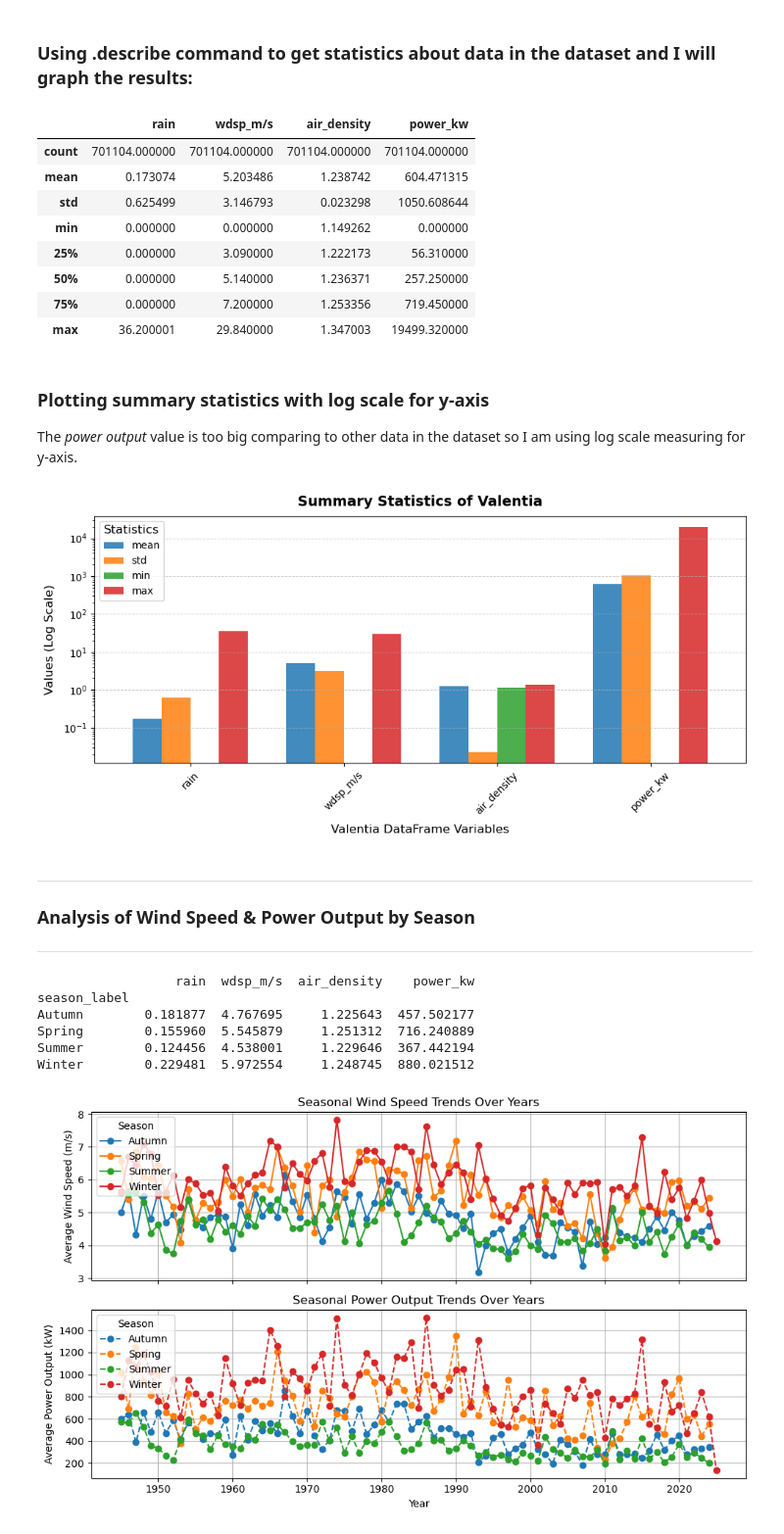
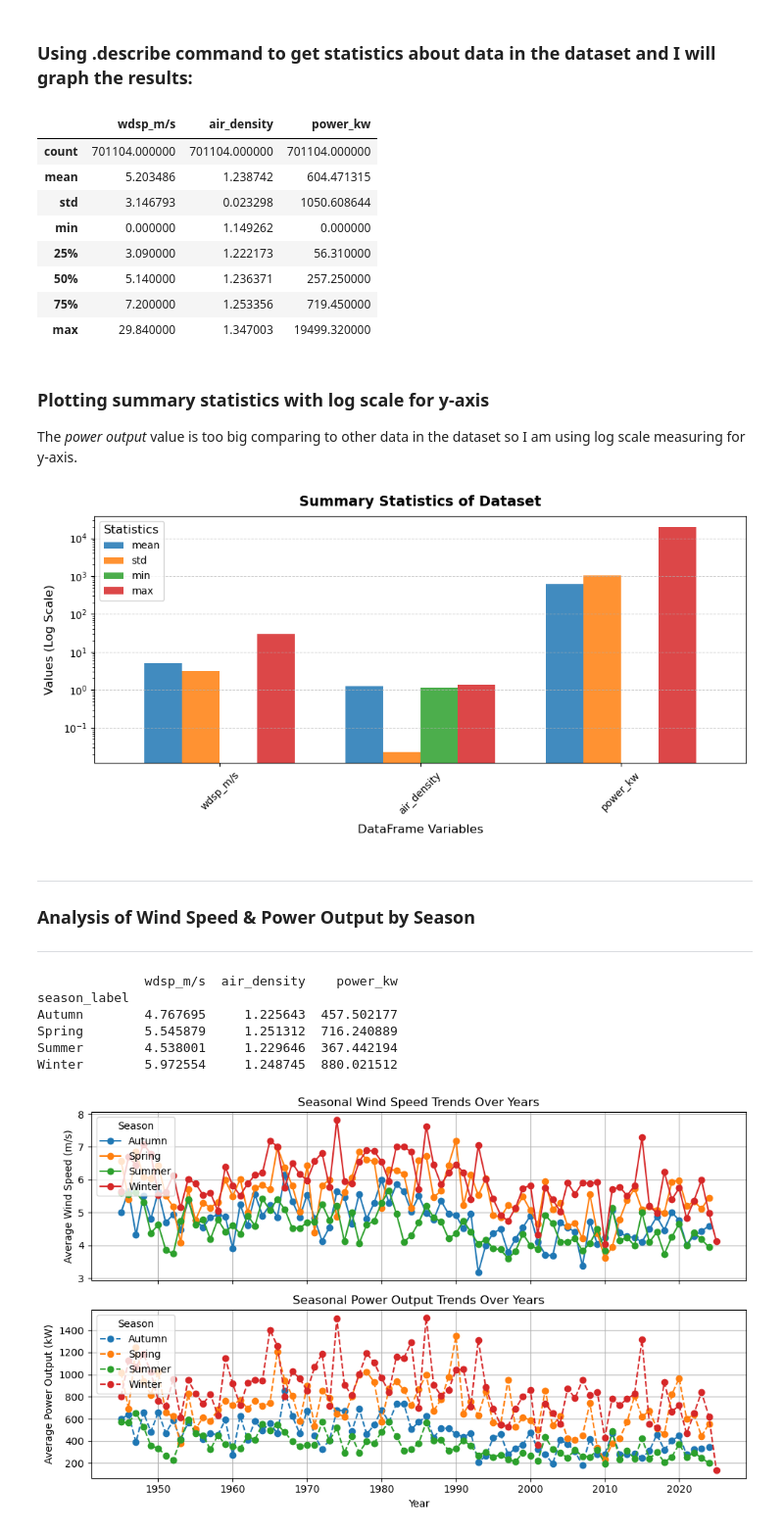
Before and after one commit to ermelinda-q/PFDA, a Jupyter notebook: project/project.ipynb, the cells around one changed output. Shown at 98% size. Saved outputs shown, nothing was run; the diff lists cells and outputs as text; code cells hidden in the pictures.

```diff
--- a/project/project.ipynb
+++ b/project/project.ipynb
@@ -46,0 +30,4 @@ df_wind_project.head(5)
+# %%
+# Calling the function to load the dataset
+df_wind_project = load_wind_dataset()
+df_wind_project.head(3)
@@ -75,7 +72,7 @@ As we can see from the above all data types in the dataset are object type. To c
 - I am setting the `date` column as the index to make it easier to work with the data based on time, like sorting or grouping by dates.
 # %%
 # Columns_to_convert will pass to `convert_columns_to_float` function all columns that need to change to numeric data.
-columns_to_convert = ['rain', 'temp', 'vappr', 'msl', 'wdsp', 'wddir']
+columns_to_convert = ['temp','rain', 'vappr', 'msl', 'wdsp', 'wddir']
 df_wind_project = convert_columns_to_float(df_wind_project, columns_to_convert)
 df_wind_project['date'] = pd.to_datetime(df_wind_project['date'], format="%d-%b-%Y %H:%M", errors='coerce')
 # Setting the date as index
@@ -377,18 +389,18 @@ df_wind_project.head()
 # %% [markdown]
 ### Using .describe command to get statistics about data in the dataset and I will graph the results:
 # %%
-summary_stats = df_wind_project[['rain', 'wdsp_m/s', 'air_density', 'power_kw']].describe()
+summary_stats = df_wind_project[['wdsp_m/s', 'air_density', 'power_kw']].describe()
 summary_stats
 # %% [output]
-|  | rain | wdsp_m/s | air_density | power_kw |
-| count | 701104.000000 | 701104.000000 | 701104.000000 | 701104.000000 |
-| mean | 0.173074 | 5.203486 | 1.238742 | 604.471315 |
-| std | 0.625499 | 3.146793 | 0.023298 | 1050.608644 |
-| min | 0.000000 | 0.000000 | 1.149262 | 0.000000 |
-| 25% | 0.000000 | 3.090000 | 1.222173 | 56.310000 |
-| 50% | 0.000000 | 5.140000 | 1.236371 | 257.250000 |
-| 75% | 0.000000 | 7.200000 | 1.253356 | 719.450000 |
-| max | 36.200001 | 29.840000 | 1.347003 | 19499.320000 |
+|  | wdsp_m/s | air_density | power_kw |
+| count | 701104.000000 | 701104.000000 | 701104.000000 |
+| mean | 5.203486 | 1.238742 | 604.471315 |
+| std | 3.146793 | 0.023298 | 1050.608644 |
+| min | 0.000000 | 1.149262 | 0.000000 |
+| 25% | 3.090000 | 1.222173 | 56.310000 |
+| 50% | 5.140000 | 1.236371 | 257.250000 |
+| 75% | 7.200000 | 1.253356 | 719.450000 |
+| max | 29.840000 | 1.347003 | 19499.320000 |
 # %% [markdown]
 ### Plotting summary statistics with log scale for y-axis
 
@@ -400,36 +412,36 @@ summary_stats = summary_stats.transpose()
 # Set up the figure and axes with smaller size
 fig, ax = plt.subplots(figsize=(10, 5))  # Setting up the size of my graph.
 
 # Plotting the bar chart
 colors = ['#1f77b4', '#ff7f0e', '#2ca02c', '#d62728']  # Setting up the colors.
 summary_stats[['mean', 'std', 'min', 'max']].plot(
     kind='bar',
     ax=ax,
     width=0.75,
     alpha=0.85,
     color=colors
 )
 # Set y-axis to logarithmic scale
 ax.set_yscale('log')
 
 # Adding labels and title
-ax.set_title('Summary Statistics of Valentia', fontsize=14, fontweight='bold', pad=10)
+ax.set_title('Summary Statistics of Dataset', fontsize=14, fontweight='bold', pad=10)
 ax.set_ylabel('Values (Log Scale)', fontsize=12, labelpad=8)
-ax.set_xlabel('Valentia DataFrame Variables', fontsize=12, labelpad=8)
+ax.set_xlabel('DataFrame Variables', fontsize=12, labelpad=8)
 ax.tick_params(axis='x', rotation=45, labelsize=10)
 ax.tick_params(axis='y', labelsize=10)
 
 # Customizing gridlines
 ax.grid(axis='y', linestyle='--', linewidth=0.7, alpha=0.6)
 
 # Adjusting the legend
 ax.legend(title='Statistics', fontsize=10, title_fontsize=12, loc='upper left')
 
 # Add tight layout for better spacing and Show the plot.
 plt.tight_layout()
 plt.show()
 # %% [output]
-[figure, old version]
+[figure, new version]
 # %% [markdown]
 ***
 ### Analysis of Wind Speed & Power Output by Season
@@ -448,14 +460,14 @@ df_wind_project['season_label'] = df_wind_project['month'].apply(get_season)
 seasonal_averages = df_wind_project.groupby('season_label').mean()
 
 # Print the 'mean' values of our numeric data.
-print(seasonal_averages[['rain', 'wdsp_m/s', 'air_density', 'power_kw']])
+print(seasonal_averages[['wdsp_m/s', 'air_density', 'power_kw']])
 # %% [output]
-                  rain  wdsp_m/s  air_density    power_kw
+              wdsp_m/s  air_density    power_kw
 season_label
-Autumn        0.181877  4.767695     1.225643  457.502177
-Spring        0.155960  5.545879     1.251312  716.240889
-Summer        0.124456  4.538001     1.229646  367.442194
-Winter        0.229481  5.972554     1.248745  880.021512
+Autumn        4.767695     1.225643  457.502177
+Spring        5.545879     1.251312  716.240889
+Summer        4.538001     1.229646  367.442194
+Winter        5.972554     1.248745  880.021512
 # %%
 # Grouping wind speed and power output by season and year
 seasonal_trends_wdsp = df_wind_project.groupby(['year', 'season_label'])['wdsp_m/s'].mean().unstack()
```
Also changed, not shown: parts of 17 cells of this notebook, 6 other files.
